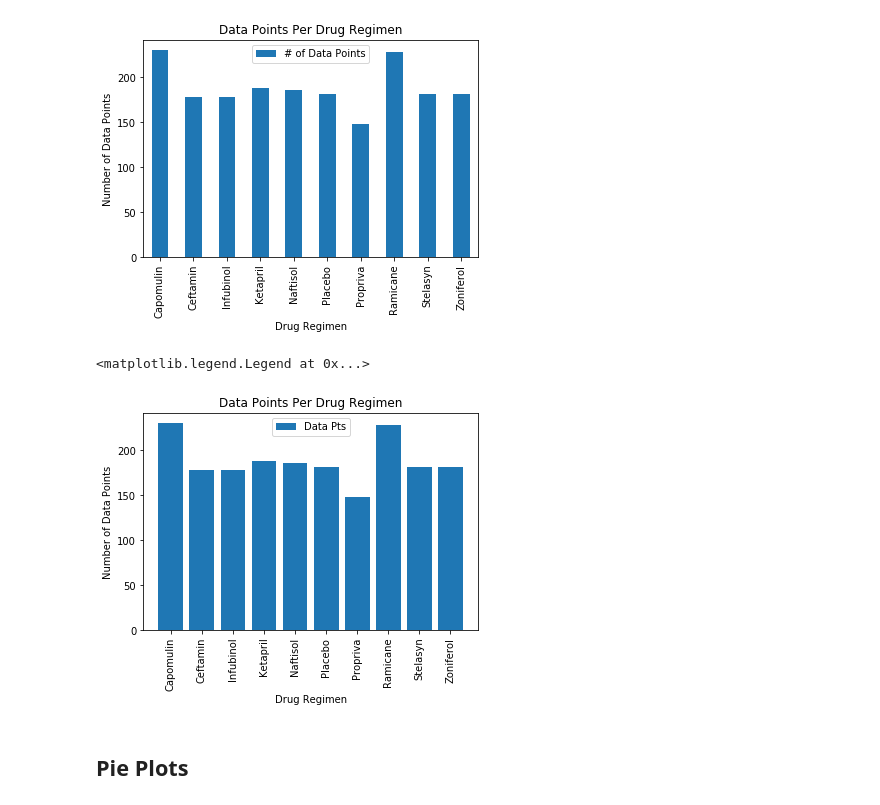
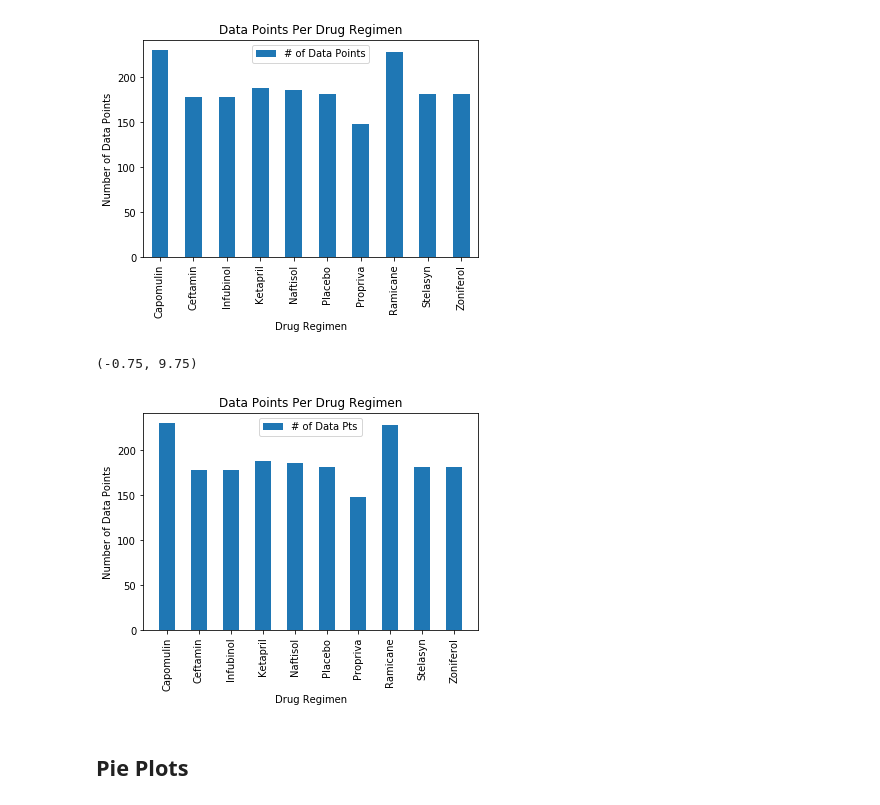
Before and after one commit to carlykelly/Matplotlib, a Jupyter notebook: Pymaceuticals/pymaceuticals_CFK.ipynb, the cells around one changed output. Drawn from its saved outputs; the diff is of its cells as text; code cells hidden in the pictures.

```diff
--- a/Pymaceuticals/pymaceuticals_CFK.ipynb
+++ b/Pymaceuticals/pymaceuticals_CFK.ipynb
@@ -166,16 +166,17 @@ Text(0, 0.5, 'Number of Data Points')
 # %%
 # Generate a bar plot showing number of data points for each treatment regimen using pyplot
 x_axis = np.arange(len(data_points["# of Data Points"]))
-plt.bar(x_axis ,data_points["# of Data Points"], align = 'center')
+plt.bar(x_axis ,data_points["# of Data Points"], align = 'center', width = 0.5)
 tick_locations = [value for value in x_axis]
 plt.xticks(tick_locations, data_points.index, rotation = "vertical")
 plt.title("Data Points Per Drug Regimen")
 plt.xlabel("Drug Regimen")
 plt.ylabel("Number of Data Points")
-plt.legend(["Data Pts"], loc = "best")
+plt.legend(["# of Data Pts"], loc = "best")
+plt.xlim(-0.75, len(x_axis)-0.25)
 # %% [output]
-<matplotlib.legend.Legend at 0x...>
+(-0.75, 9.75)
-[figure, old version]
+[figure, new version]
 # %% [markdown]
 ## Pie Plots
 # %%
```
Also changed, not shown: parts of 5 cells of this notebook.
